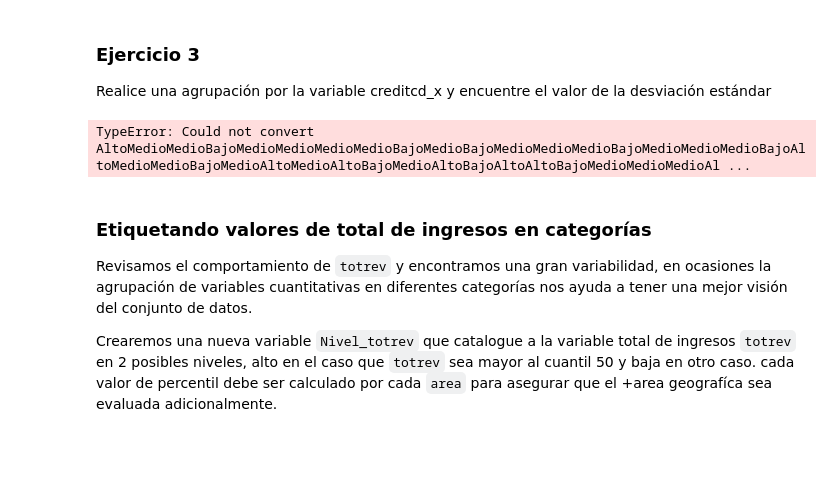
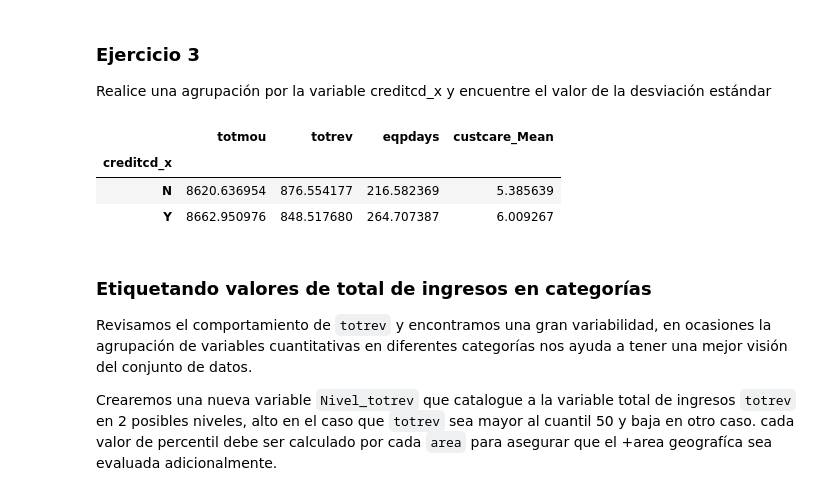
Before and after one commit to 0rt3g4ju4n/Ean_std_python_2024, a Jupyter notebook: CODIGO/Relación entre minutos usados e ingreso de clientes - Introducción a Pandas.ipynb, the cells around one changed output. Cells and saved outputs as stored; diff of their text form; code cells hidden in the pictures; blank space fills up the shorter version.

```diff
--- a/CODIGO/Relación entre minutos usados e ingreso de clientes - Introducción a Pandas.ipynb
+++ b/CODIGO/Relación entre minutos usados e ingreso de clientes - Introducción a Pandas.ipynb
@@ -1216,11 +1216,14 @@ Estos resultados son iguales a los realizados con el ciclo `for`. Los objetos de
 ### Ejercicio 3
 
 Realice una agrupación por la variable creditcd_x y encuentre el valor de la desviación estándar
-# %%
-df3.groupby("creditcd_x").mean()
-# realice el ejercicio en este espacio
-# %% [output]
-TypeError: Could not convert AltoMedioMedioBajoMedioMedioMedioMedioBajoMedioBajoMedioMedioMedioBajoMedioMedioMedioBajoAltoMedioMedioBajoMedioAltoMedioAltoBajoMedioAltoBajoAltoAltoBajoMedioMedioMedioAl ...
+# %%
+numerical_cols = df3.select_dtypes(include=[np.number]).columns
+df3.groupby("creditcd_x")[numerical_cols].std()
+# %% [output]
+|  | totmou | totrev | eqpdays | custcare_Mean |
+| creditcd_x |  |  |  |  |
+| N | 8620.636954 | 876.554177 | 216.582369 | 5.385639 |
+| Y | 8662.950976 | 848.517680 | 264.707387 | 6.009267 |
 # %% [markdown]
 ### Etiquetando valores de total de ingresos en categorías
 
```
Also changed, not shown: parts of 37 cells of this notebook, 2 other files.
